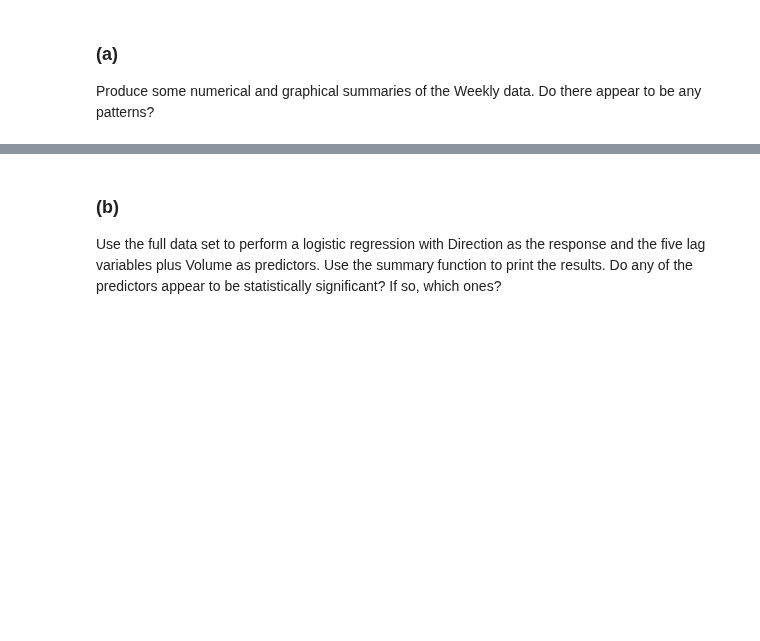
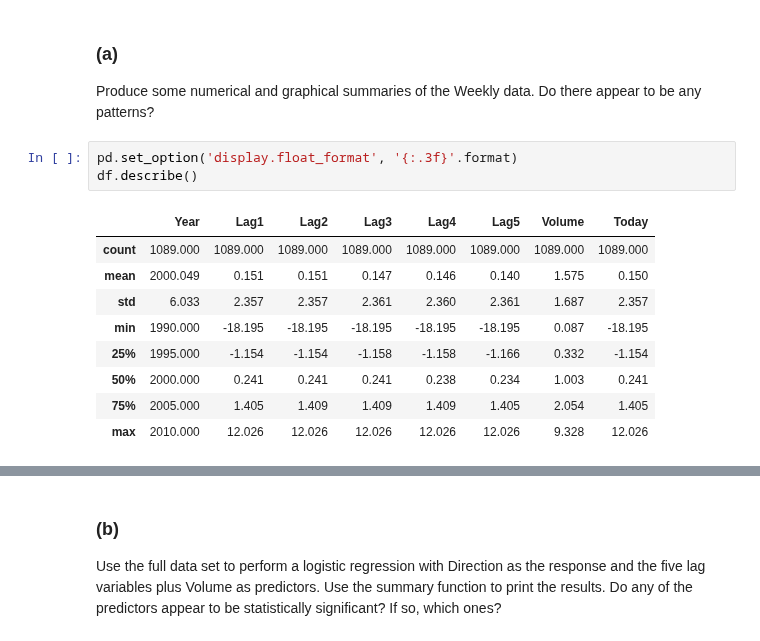
Before and after one commit to HWTeng-Teaching/202509-ML-FinTech, a Jupyter notebook: xxxx_NAME/2008_Chrissy/1027HW/Chrissy_1027HW_Ch4_Q13.ipynb, the cells around one changed output, grey strips where cells are left out. Drawn from its saved outputs; the diff is of its cells as text; blank space fills up the shorter version.

```diff
--- a/xxxx_NAME/2008_Chrissy/1027HW/Chrissy_1027HW_Ch4_Q13.ipynb
+++ b/xxxx_NAME/2008_Chrissy/1027HW/Chrissy_1027HW_Ch4_Q13.ipynb
@@ -4,3 +43,16 @@ This question should be answered using the Weekly data set, which is part of the
 # %% [markdown]
 ### (a)
 Produce some numerical and graphical summaries of the Weekly data. Do there appear to be any patterns?
+# %%
+pd.set_option('display.float_format', '{:.3f}'.format)
+df.describe()
+# %% [output]
+|  | Year | Lag1 | Lag2 | Lag3 | Lag4 | Lag5 | Volume | Today |
+| count | 1089.000 | 1089.000 | 1089.000 | 1089.000 | 1089.000 | 1089.000 | 1089.000 | 1089.000 |
+| mean | 2000.049 | 0.151 | 0.151 | 0.147 | 0.146 | 0.140 | 1.575 | 0.150 |
+| std | 6.033 | 2.357 | 2.357 | 2.361 | 2.360 | 2.361 | 1.687 | 2.357 |
+| min | 1990.000 | -18.195 | -18.195 | -18.195 | -18.195 | -18.195 | 0.087 | -18.195 |
+| 25% | 1995.000 | -1.154 | -1.154 | -1.158 | -1.158 | -1.166 | 0.332 | -1.154 |
+| 50% | 2000.000 | 0.241 | 0.241 | 0.241 | 0.238 | 0.234 | 1.003 | 0.241 |
+| 75% | 2005.000 | 1.405 | 1.409 | 1.409 | 1.409 | 1.405 | 2.054 | 1.405 |
+| max | 2010.000 | 12.026 | 12.026 | 12.026 | 12.026 | 12.026 | 9.328 | 12.026 |
```
Also changed, not shown: parts of 5 cells of this notebook.
